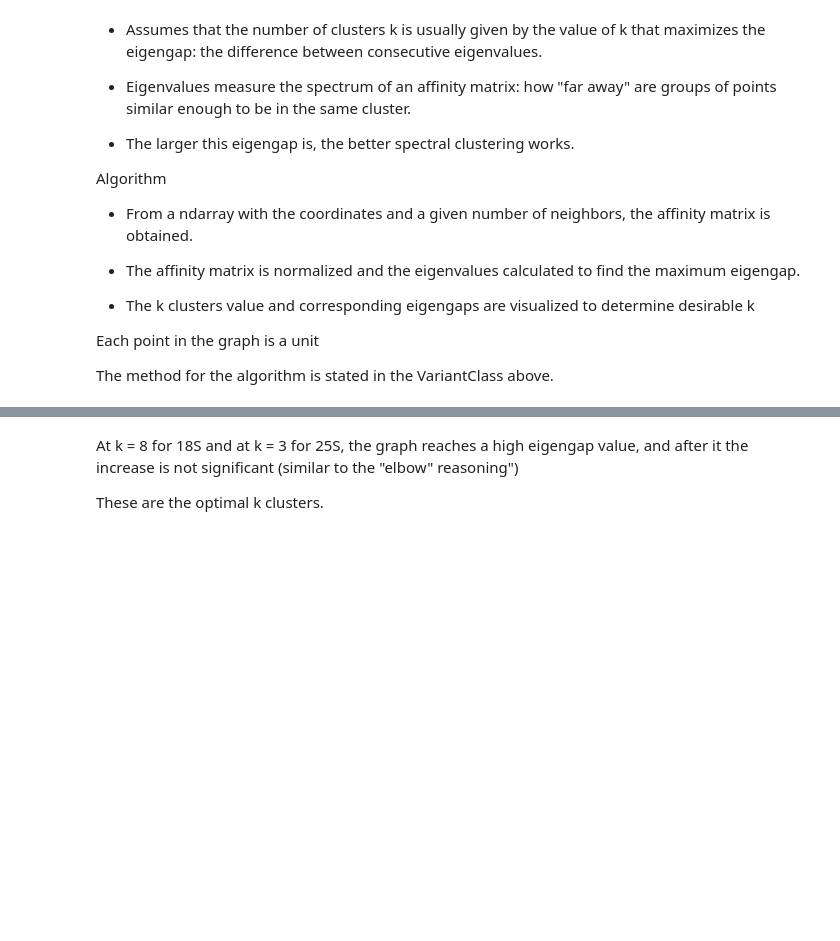
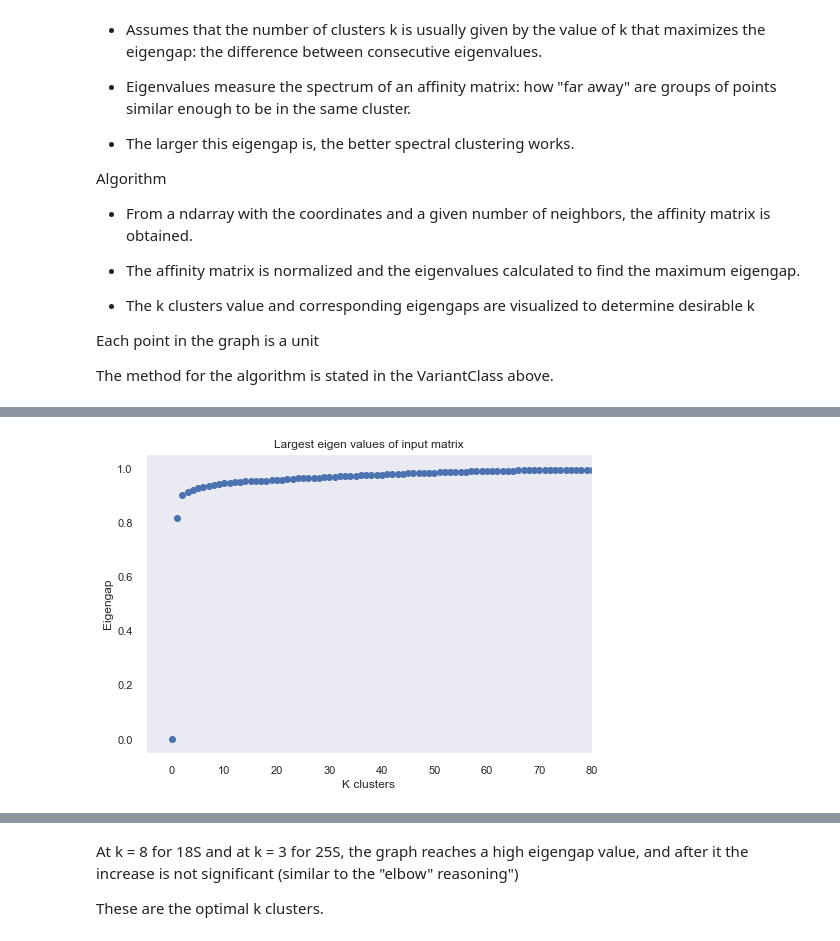
Before and after one commit to adbailey4/read_clustering, a Jupyter notebook: notebooks/1Spectral_clustering.ipynb, the cells around one changed output, grey strips where cells are left out. Cells and saved outputs as stored; diff of their text form; code cells hidden in the pictures; blank space fills up the shorter version.

```diff
--- a/notebooks/1Spectral_clustering.ipynb
+++ b/notebooks/1Spectral_clustering.ipynb
@@ -48,3 +55,7 @@ The method for the algorithm is stated in the VariantClass above.
+# %%
+ivt.spectral_clusters(list_25)
+# %% [output]
+[figure, added]
 # %%
 native.spectral_clusters(list_18)
 # %% [output]
```
Also changed, not shown: parts of 4 cells of this notebook, 3 other files.
